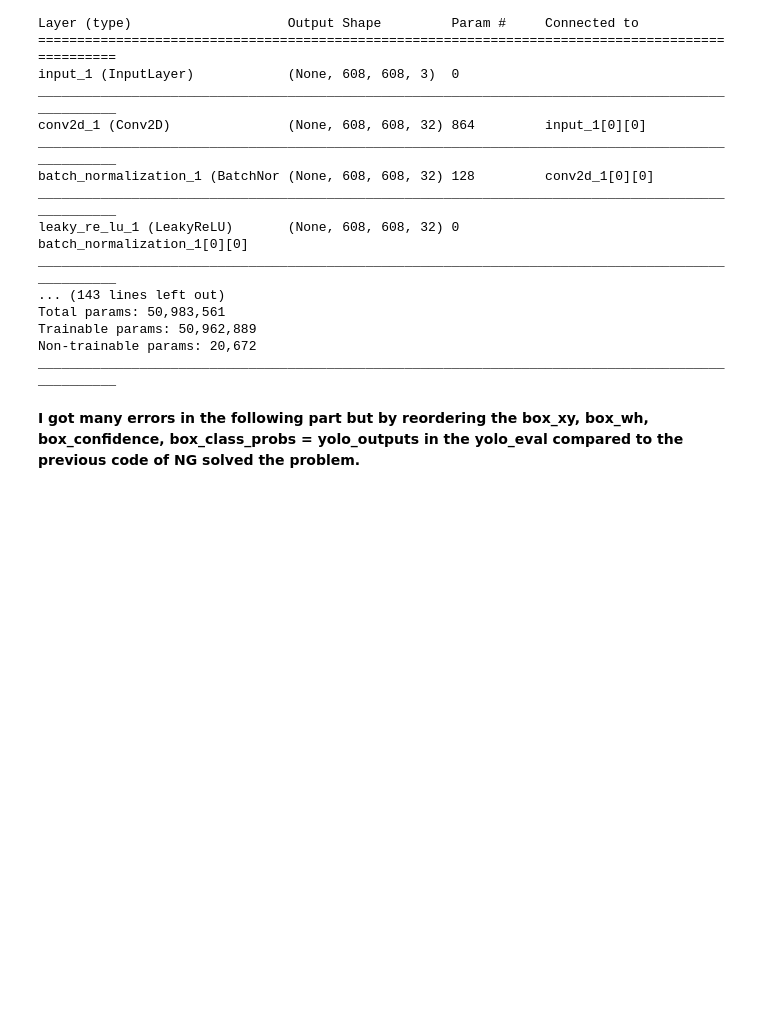
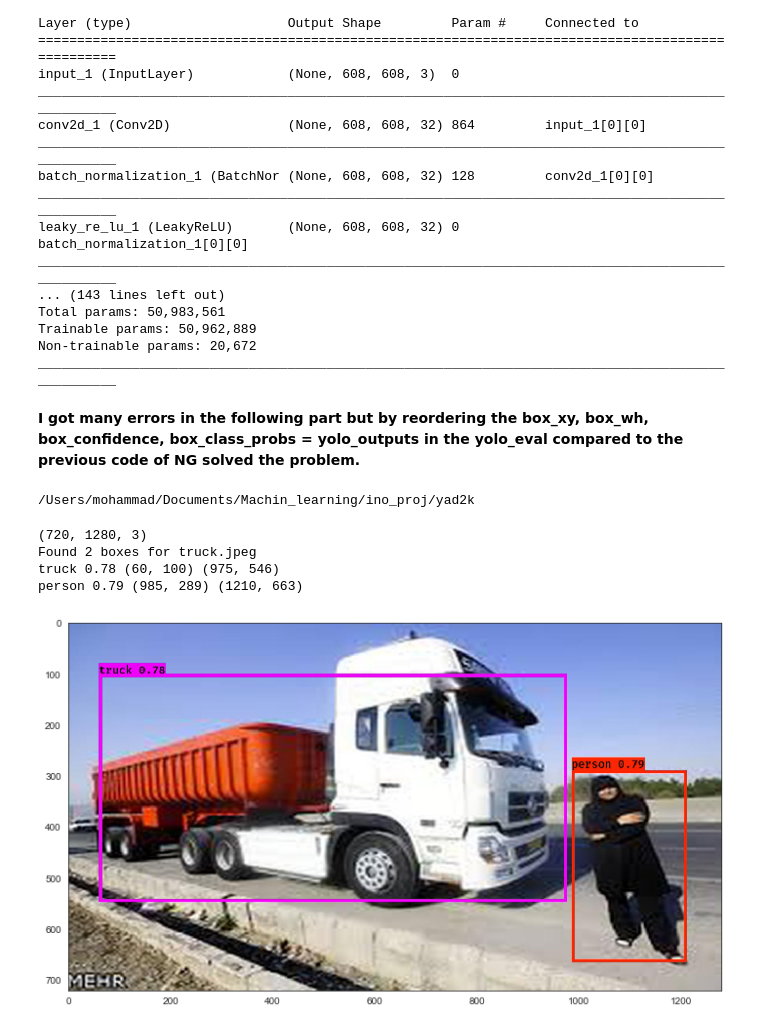
Before and after one commit to mzhoolideh/INO, a Jupyter notebook: obj_det.ipynb, the cells around one changed output. Saved outputs shown, nothing was run; the diff lists cells and outputs as text; code cells hidden in the pictures; blank space fills up the shorter version.

Commit message:
feat: test image successfully verified and model works properly

```diff
--- a/obj_det.ipynb
+++ b/obj_det.ipynb
@@ -16,7 +16,7 @@ from yolo_utils import read_classes, read_anchors, generate_colors, preprocess_i
 from yad2k.yad2k.models.keras_yolo import yolo_head, yolo_boxes_to_corners, preprocess_true_boxes, yolo_loss, yolo_body
 
 import seaborn as sns
-sns.set_style('darkgrid')
+sns.set_style('white')
 
 %matplotlib inline
 # %%
@@ -277,3 +277,29 @@ def predict(sess, image_file):
     imshow(output_image)
 
     return out_scores, out_boxes, out_classes
+# %%
+cd yad2k/
+# %% [output]
+/Users/mohammad/Documents/Machin_learning/ino_proj/yad2k
+# %%
+from PIL import Image
+
+def img_reshape(image_name, width, height):
+    img = Image.open('images/' + image_name)
+    img = img.resize((width, height), Image.ANTIALIAS)
+    img.save('images/' + image_name)
+# %%
+plt.figure(figsize=(12,8))
+import matplotlib.pyplot
+image_name = 'truck.jpeg'
+img_reshape(image_name, 1280,720)
+content_image = matplotlib.pyplot.imread("images/truck.jpeg")
+print(content_image.shape)
+imshow(content_image);
+out_scores, out_boxes, out_classes = predict(sess, "truck.jpeg")
+# %% [output]
+(720, 1280, 3)
+Found 2 boxes for truck.jpeg
+truck 0.78 (60, 100) (975, 546)
+person 0.79 (985, 289) (1210, 663)
+[figure, added]
```
